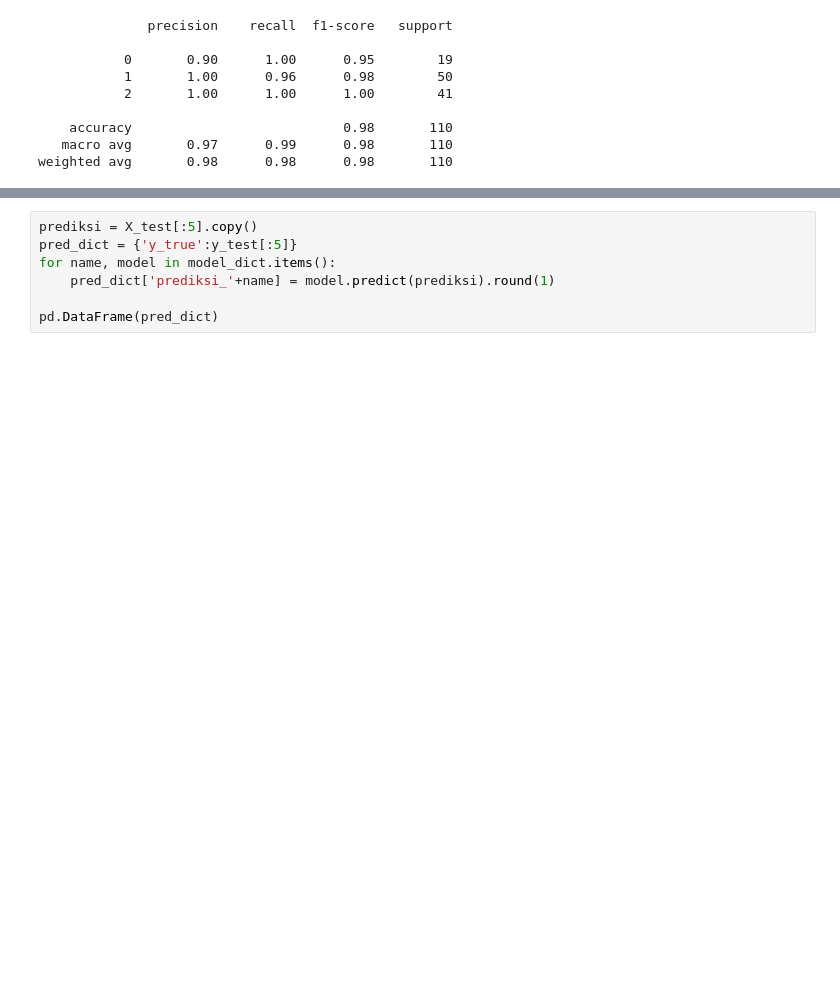
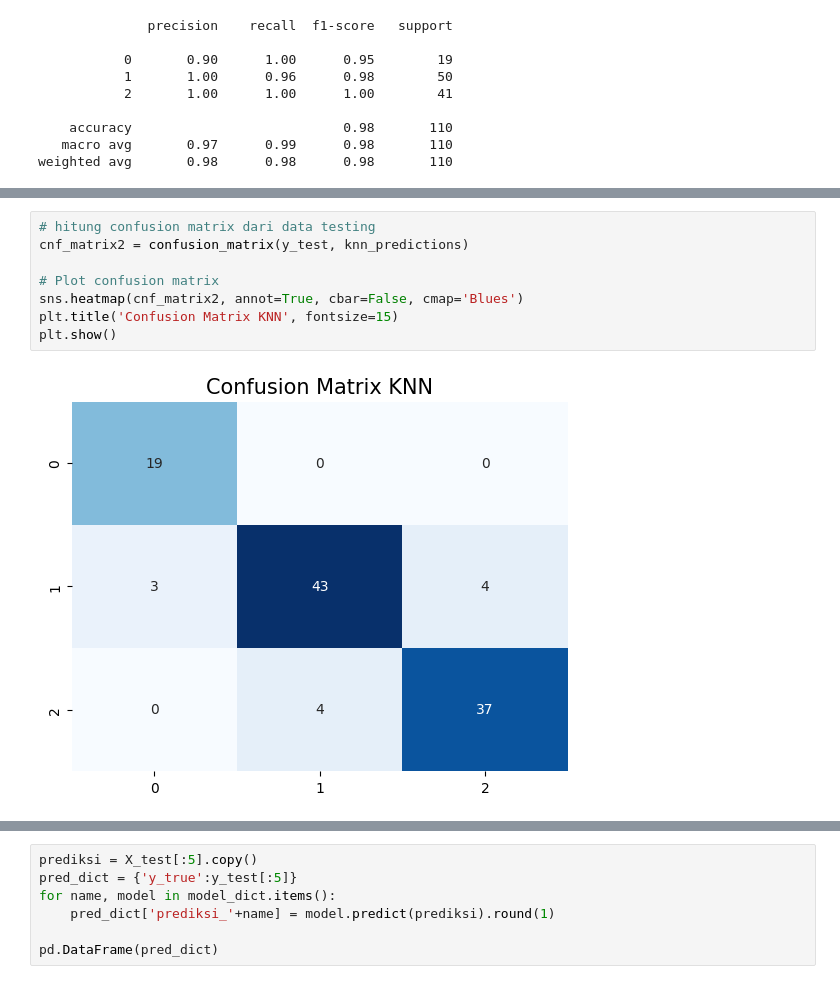
Before and after one commit to yocimm/air_pollution_classification, a Jupyter notebook: index_udara_classification.ipynb, the cells around one changed output, grey strips where cells are left out. Saved outputs shown, nothing was run; the diff lists cells and outputs as text; blank space fills up the shorter version.

```diff
--- a/index_udara_classification.ipynb
+++ b/index_udara_classification.ipynb
@@ -451,0 +458,10 @@ weighted avg       0.98      0.98      0.98       110
+# %%
+# hitung confusion matrix dari data testing
+cnf_matrix2 = confusion_matrix(y_test, knn_predictions)
+
+# Plot confusion matrix
+sns.heatmap(cnf_matrix2, annot=True, cbar=False, cmap='Blues')
+plt.title('Confusion Matrix KNN', fontsize=15)
+plt.show()
+# %% [output]
+[figure, added]
```
Also changed, not shown: parts of 13 cells of this notebook, 5 other files.
